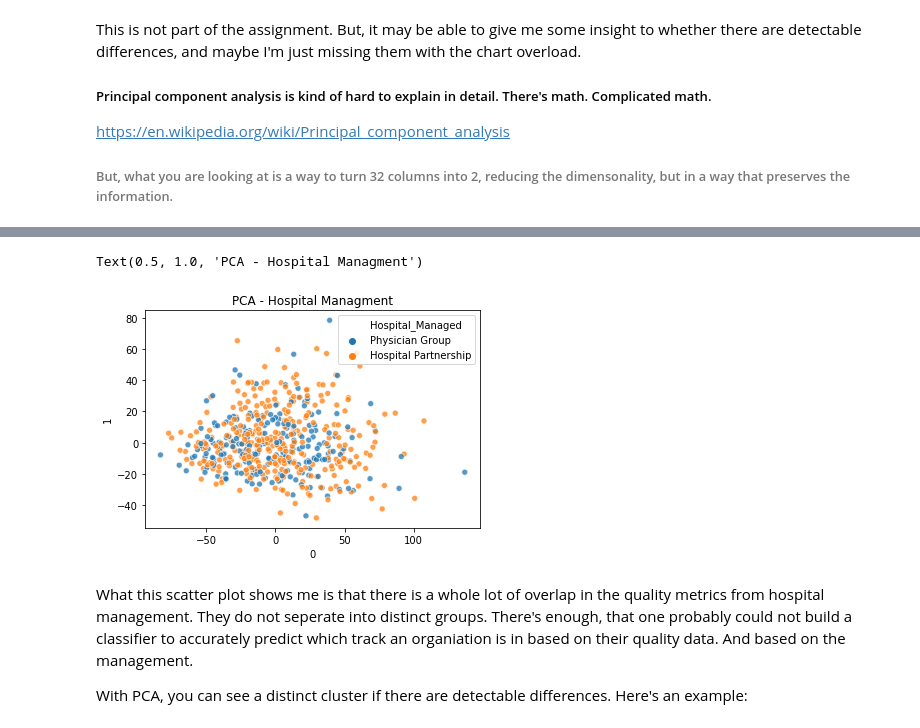
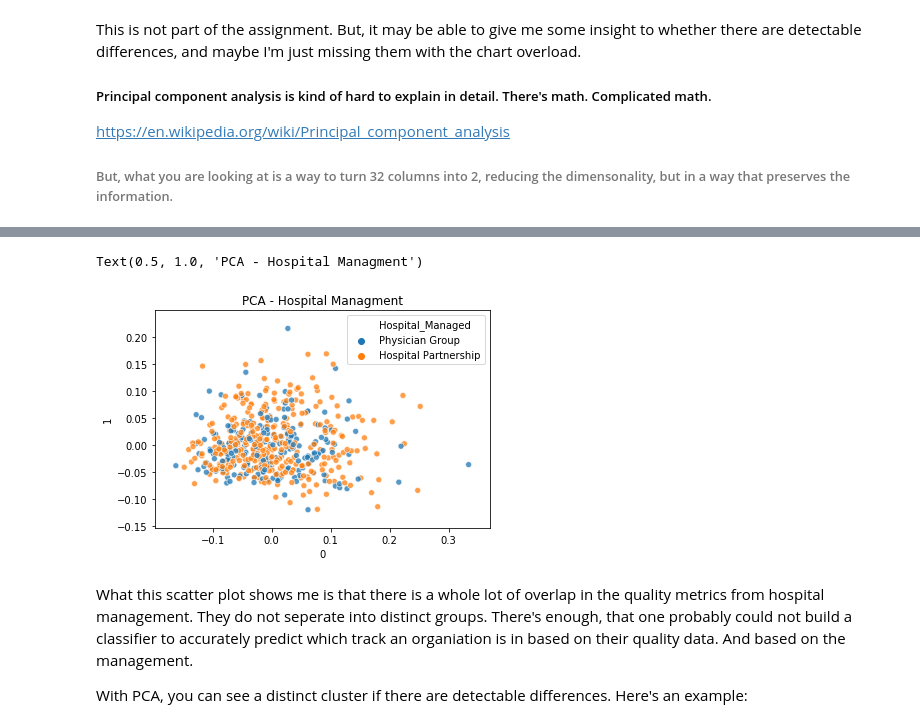
Before and after one commit to MSHCT-DellMed/MSHCT, a Jupyter notebook: ACO Data Analysis.ipynb, the cells around one changed output, grey strips where cells are left out. Drawn from its saved outputs; the diff is of its cells as text; code cells hidden in the pictures.

```diff
--- a/ACO Data Analysis.ipynb
+++ b/ACO Data Analysis.ipynb
@@ -709,11 +709,19 @@ https://en.wikipedia.org/wiki/Principal_component_analysis
 ###### But, what you are looking at is a way to turn 32 columns into 2, reducing the dimensonality, but in a way that preserves the information.
 # %%
 #Lets create a dataframe of the data we want to feed into the PCA.
-from sklearn.decomposition import PCA
 pca_dataframe = df[['Organization Track'] + ['Hospital_Managed'] + patient_caregiver_columns + care_coordination_patient_safety_columns + preventative_health_columns + at_risk_columns]
 pca_dataframe = pca_dataframe.set_index(['Organization Track', 'Hospital_Managed'])
 
+from sklearn.impute import SimpleImputer
 # There are some missing values. This replaces the missing values, with the mean for that particular metric.
-pca_dataframe = pca_dataframe.fillna(pca_dataframe.mean())
-pca_dataframe
+imputer = SimpleImputer()
+pca_input_vals = imputer.fit_transform(pca_dataframe.values)
+
+# Each category should range from 0 to 100,
+# but in reality there is some significant variation amongst the quality metrics.
+# Let's normalize their values.
+from sklearn.preprocessing import Normalizer
+scaler = Normalizer()
+pca_input_vals = scaler.fit_transform(pca_input_vals)
+pca_input_vals
 # %% [output]
@@ -739,16 +741,18 @@ pca_dataframe
 # %%
+# Now, let's run a PCA analysis.
+from sklearn.decomposition import PCA
 pca_obj = PCA(n_components=2)
-output = pca_obj.fit_transform(pca_dataframe.values)
+output = pca_obj.fit_transform(pca_input_vals)
 output_df = pd.DataFrame(output)
 
 output_df.index = pca_dataframe.index.get_level_values(1)
 output_df = output_df.reset_index()
 
 ax = sns.scatterplot(data=output_df, x=0, y=1, hue='Hospital_Managed', alpha=.75)
 plt.title('PCA - Hospital Managment')
 # %% [output]
 Text(0.5, 1.0, 'PCA - Hospital Managment')
-[figure, old version]
+[figure, new version]
 # %% [markdown]
 What this scatter plot shows me is that there is a whole lot of overlap in the quality metrics from hospital management. They do not seperate into distinct groups. There's enough, that one probably could not build a classifier to accurately predict which track an organiation is in based on their quality data. And based on the management.
 
```
Also changed, not shown: parts of 17 cells of this notebook.
